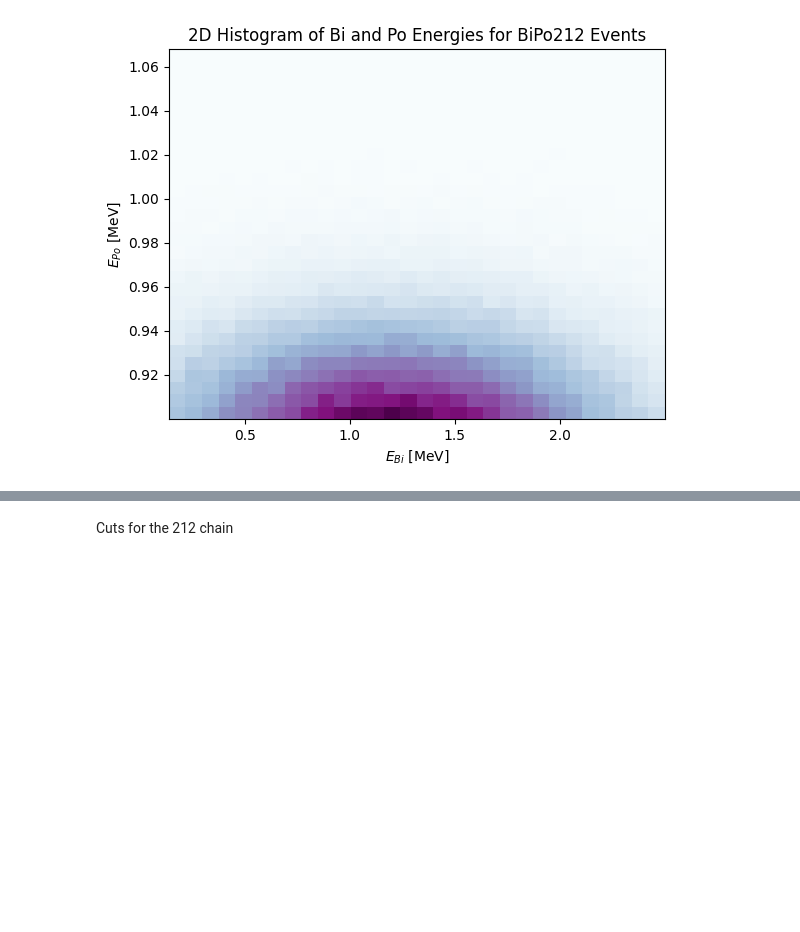
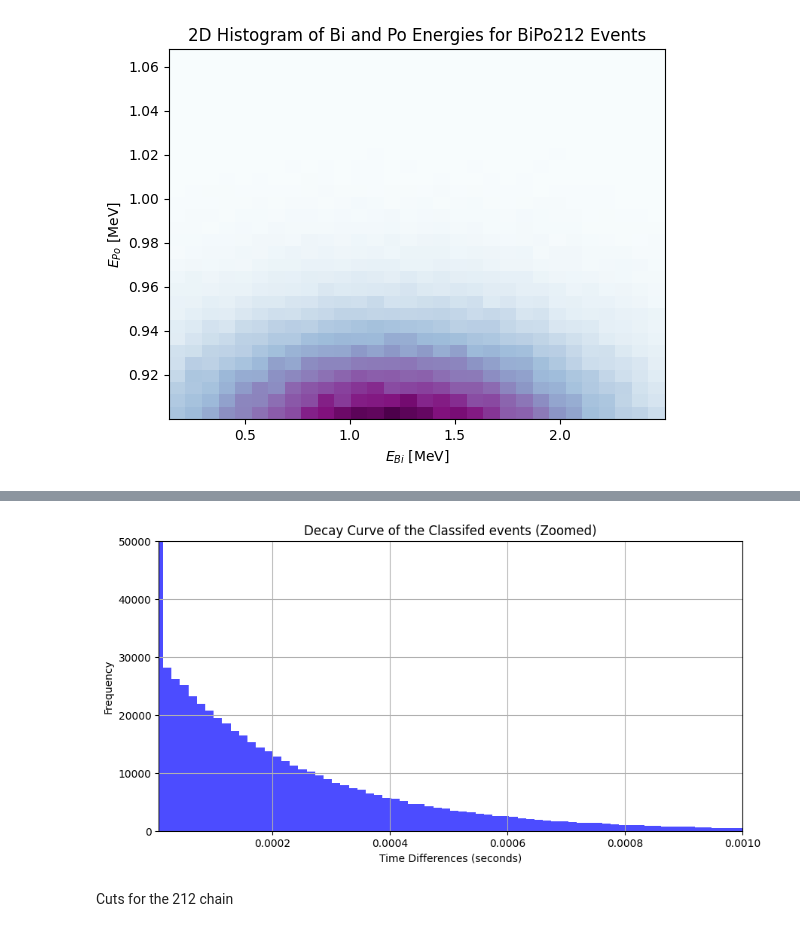
Before and after one commit to anuragxorma/BiPoClassification, a Jupyter notebook: classical_cuts/cuts_classical_and_optimized.ipynb, the cells around one changed output, grey strips where cells are left out. Saved outputs shown, nothing was run; the diff lists cells and outputs as text; code cells hidden in the pictures; blank space fills up the shorter version.

```diff
--- a/classical_cuts/cuts_classical_and_optimized.ipynb
+++ b/classical_cuts/cuts_classical_and_optimized.ipynb
@@ -557,5 +490,7 @@ plot_histogram(time_diff_214, "Decay Curve of the Classifed events", "../plots/c
 # %%
-plot_histogram(time_diff_214, "Decay Curve of the Classifed events (Zoomed)", "../plots/classical_cuts/decay_curve_214_zoomed_optcuts", "blue", x_limits=(0.000007, 0.00010), y_limits=(0, 20000) )
+plot_histogram(time_diff_214, "Decay Curve of the Classifed events (Zoomed)", "../plots/classical_cuts/decay_curve_214_zoomed_optcuts", "blue", x_limits=(0.000007, 0.0010), y_limits=(0, 50000) )
+# %% [output]
+[figure, added]
 # %% [markdown]
 Cuts for the 212 chain
 # %%
```
Also changed, not shown: parts of 19 cells of this notebook, 23 other files.
